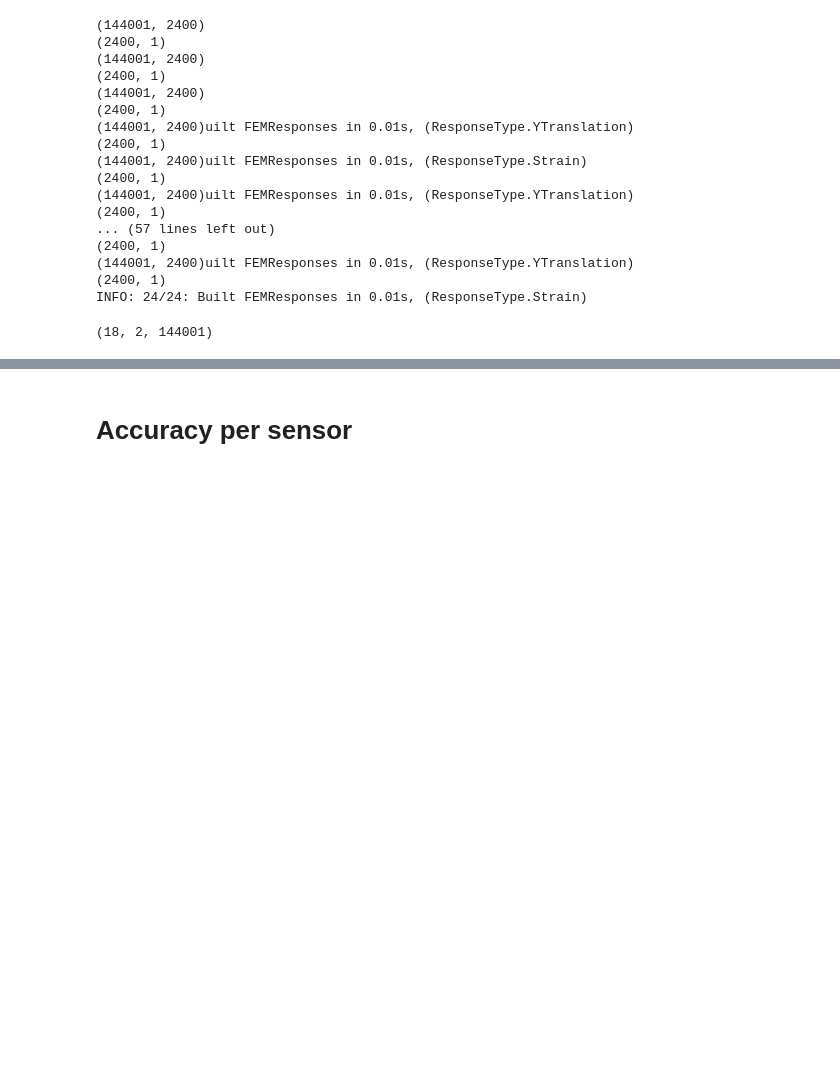
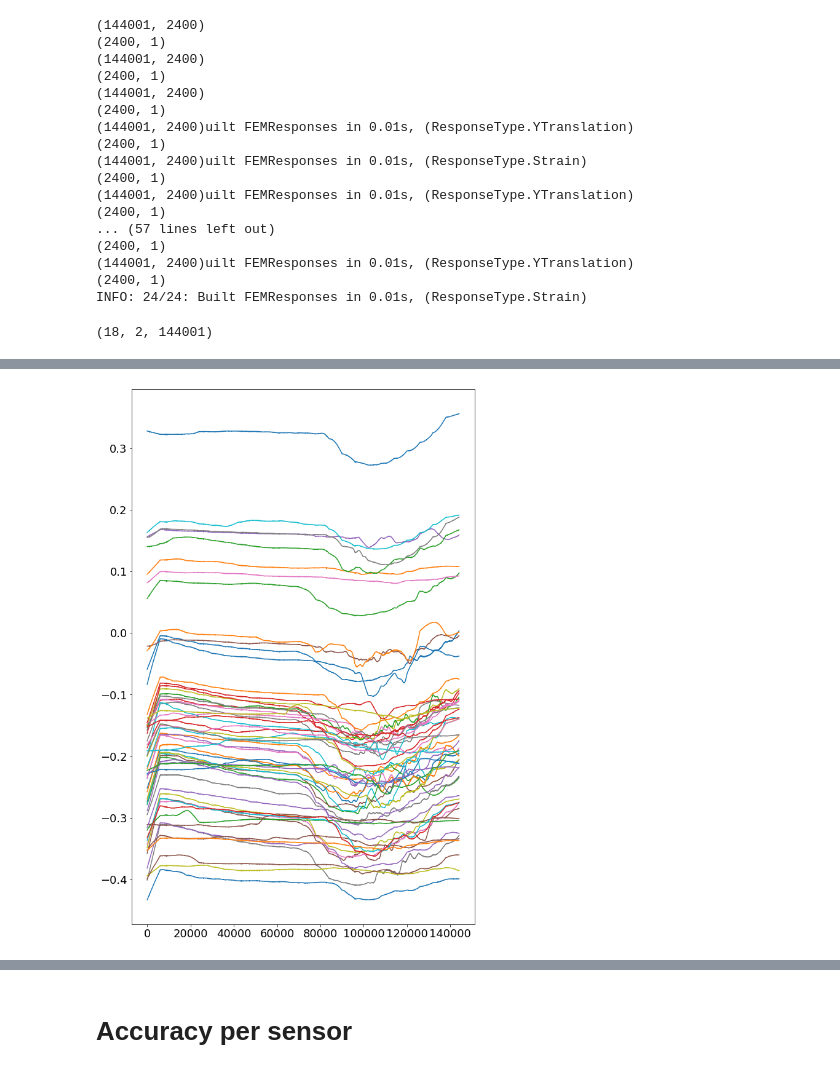
Before and after one commit to jerbaroo/bridge-sim, a Jupyter notebook: notebooks/classify.ipynb, the cells around one changed output, grey strips where cells are left out. Cells and saved outputs as stored; diff of their text form; code cells hidden in the pictures; blank space fills up the shorter version.

```diff
--- a/notebooks/classify.ipynb
+++ b/notebooks/classify.ipynb
@@ -1099,3 +1111,9 @@ Day, month = 28, 10, Mean day temperature = 15.980
+# %%
+for i in range(data.shape[0]):
+    cmap = mpl.cm.get_cmap("plasma")
+    plt.plot(data[i][0][0])  # [0][0] = healthy, y translation
+# %% [output]
+[figure, added]
 # %%
 downsample = int(0.1 / c.sensor_hz)
 print(f"Downsample = {downsample}")
```
Also changed, not shown: parts of 19 cells of this notebook.
